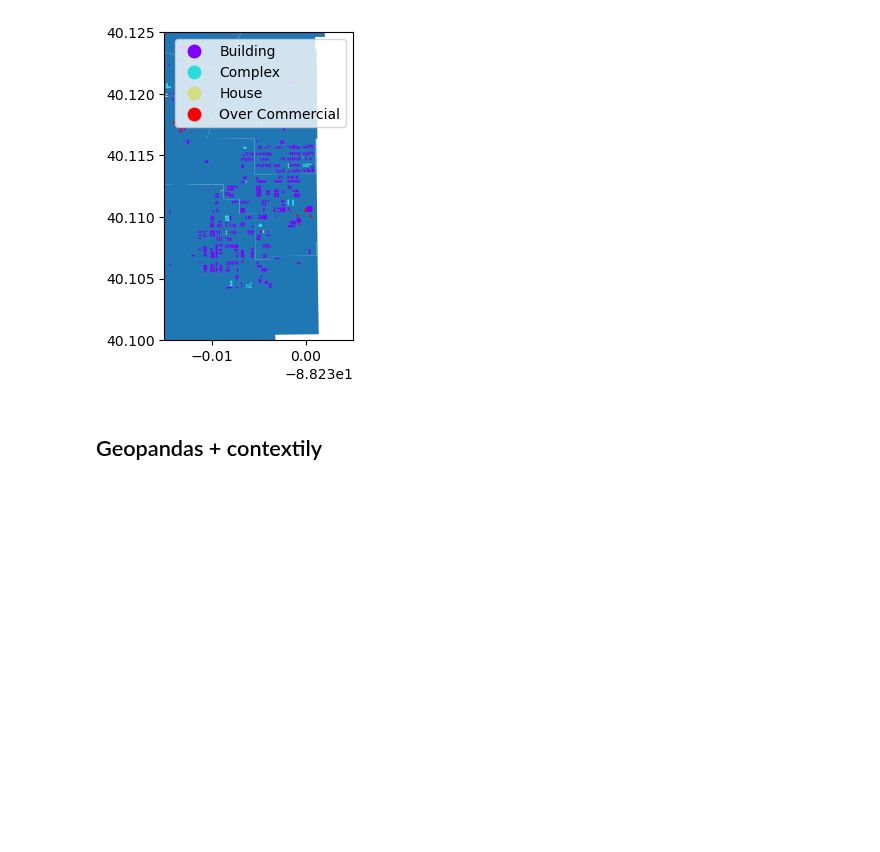
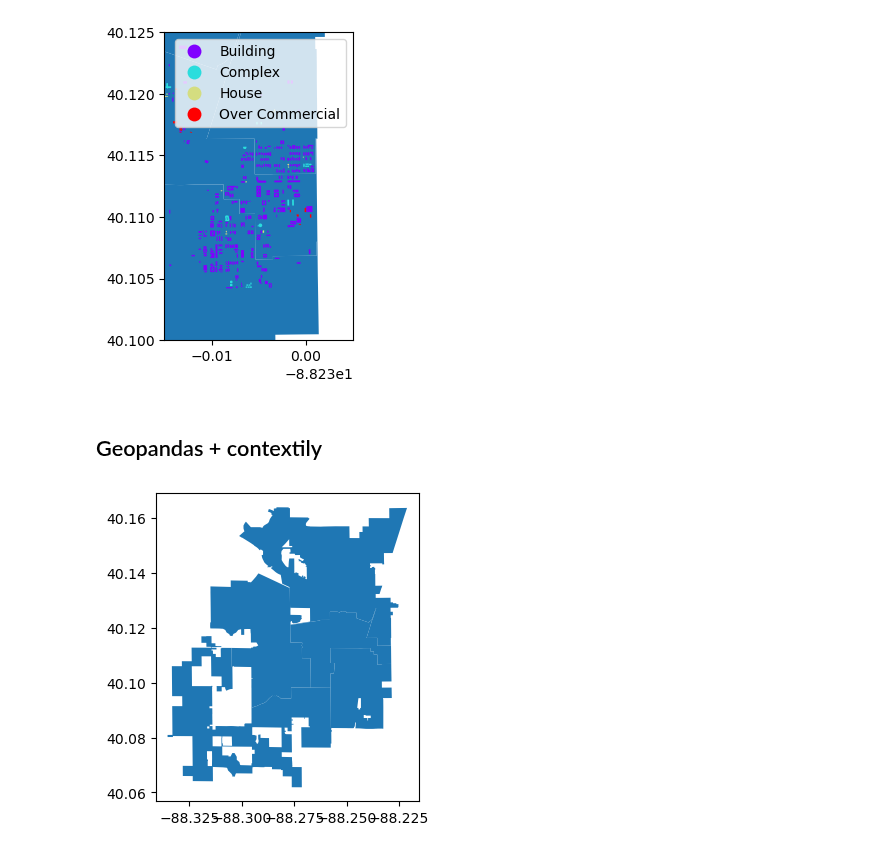
Before and after one commit to UIUC-iSchool-DataViz/is445_bcubcg_fall2025, a Jupyter notebook: _site/week08/inClass_week08.ipynb, the cells around one changed output. Cells and saved outputs as stored; diff of their text form; code cells hidden in the pictures; blank space fills up the shorter version.

```diff
--- a/_site/week08/inClass_week08.ipynb
+++ b/_site/week08/inClass_week08.ipynb
@@ -242,3 +242,9 @@ plt.show()
 ## Geopandas + contextily
 # %%
 import contextily as ctx
+# %%
+fig, ax = plt.subplots(figsize=(4,4))
+gdf_councils.plot(ax=ax)
+plt.show()
+# %% [output]
+[figure, added]
```
